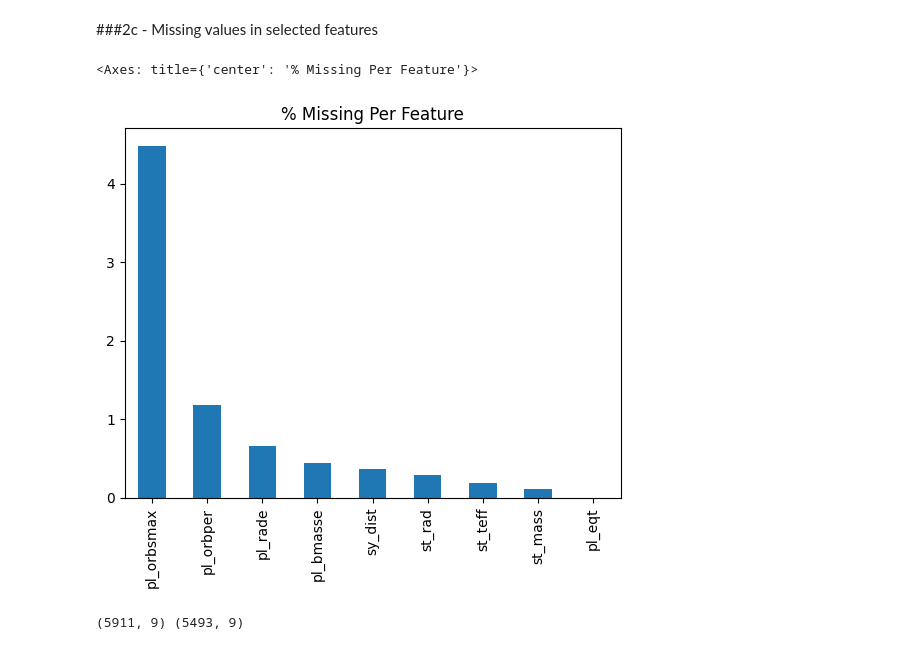
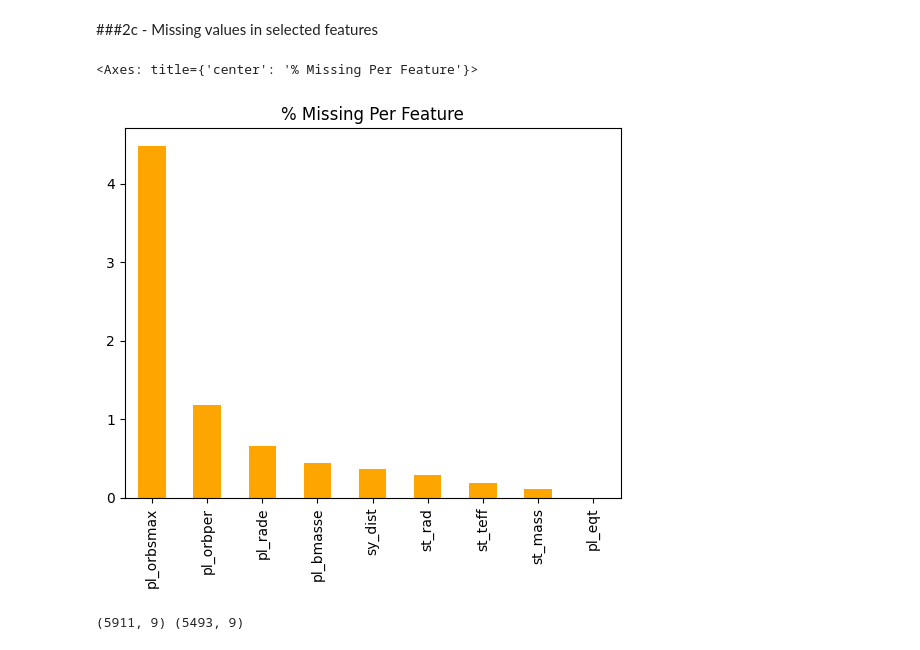
Before and after one commit to Xrash09/CSA-AI-ML, a Jupyter notebook: data_analysis.ipynb, the cells around one changed output. Saved outputs shown, nothing was run; the diff lists cells and outputs as text; code cells hidden in the pictures.

```diff
--- a/data_analysis.ipynb
+++ b/data_analysis.ipynb
@@ -143,10 +143,10 @@ Hence, we conclude that we can use log to show real distribution of data for dat
 ###2c - Missing values in selected features
 # %%
 missing_t = (df_t[feats].isna().mean() *100).sort_values(ascending=False)
-missing_t.plot(kind='bar', title ="% Missing Per Feature")
+missing_t.plot(kind='bar', title ="% Missing Per Feature", color='orange')
 # %% [output]
 <Axes: title={'center': '% Missing Per Feature'}>
-[figure, old version]
+[figure, new version]
 # %%
 print(df_t[feats].shape, df_t[feats].dropna().shape)
 # %% [output]
```
Also changed, not shown: parts of 21 cells of this notebook.
